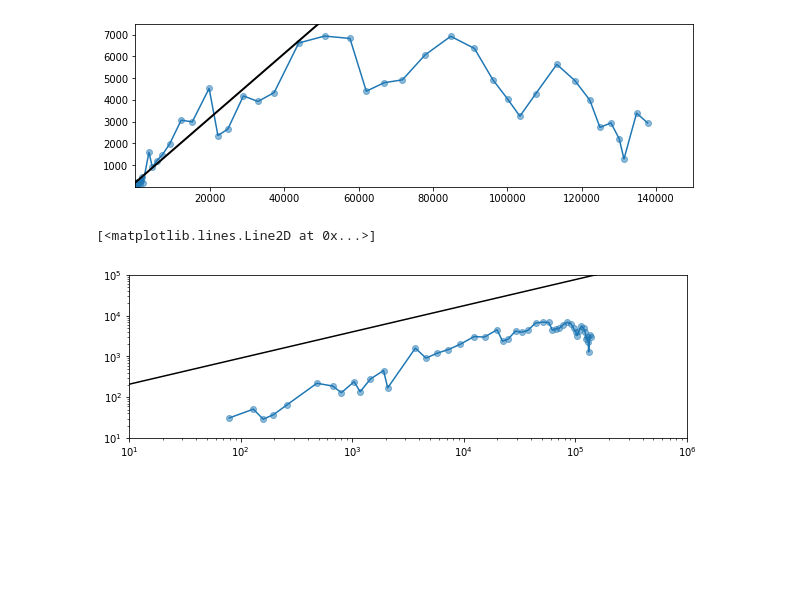
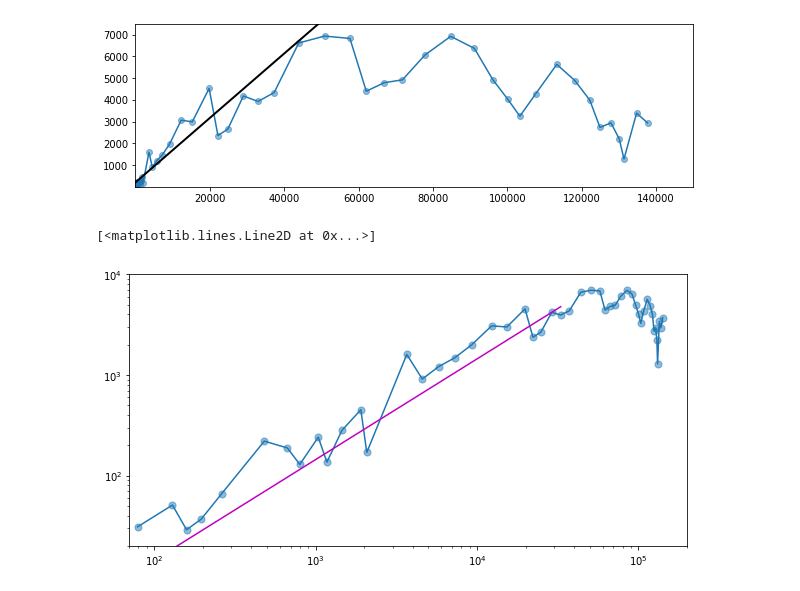
Before and after one commit to CemUz/py, a Jupyter notebook: Scripts/corona_Rate_vs_Total.ipynb, the cells around one changed output. Cells and saved outputs as stored; diff of their text form; code cells hidden in the pictures; blank space fills up the shorter version.

```diff
--- a/Scripts/corona_Rate_vs_Total.ipynb
+++ b/Scripts/corona_Rate_vs_Total.ipynb
@@ -37,31 +37,31 @@ plt.show()
 # %%
 import matplotlib.pyplot as plt
 import numpy as np
 from scipy.stats import linregress
 
-timeseries = [48,79,130,159,196,262,482,670,799,1040,1176,1457,1908,2078,3675,4585,5795,7272,9257,
-              12327,15320,19848,22213,24873,29056,32986,37323,43938,50871,57695,62095,66885,71808,
-              77872,84794,91159,96092,100123,103374,107663,113296,118181,122171,124908,127854,130072,
-              131359,134753,137698]
+timeseries = [48,79,130,159,196,262,482,670,799,1040,1176,1457,1908,2078,3675,4585,5795,
+              7272,9257,12327,15320,19848,22213,24873,29056,32986,37323,43938,50871,57695,
+              62095,66885,71808,77872,84794,91159,96092,100123,103374,107663,
+              113296,118181,122171,124908,127854,130072,131359,134753,137698,141397]
 
 zuwachs=[timeseries[i+1]-timeseries[i] for i in range(len(timeseries)-1)]
 
 gradient, intercept, r_value, p_value, std_err = linregress(
                                                             timeseries[1:(len(timeseries)-25)],
                                                             zuwachs[0:(len(zuwachs)-25)])
 
-fig, ax = plt.subplots(figsize=(10,3))
+fig, ax = plt.subplots(figsize=(10,5))
 ax.set_yscale('log')
 ax.set_xscale('log')
-ax.set_ylim(10, 100000)
-ax.set_xlim(10, 1000000)
+ax.set_ylim(20, 10000)
+ax.set_xlim(70, 200000)
 
-x = np.linspace(10,10000000,2)
+x = np.linspace(100,timeseries[len(timeseries)-25],2)
 #y = gradient*x+intercept
-y = gradient*x+intercept
-ax.scatter(timeseries[1:len(timeseries)], zuwachs, alpha=0.5)
+y = gradient*x
+ax.scatter(timeseries[1:len(timeseries)], zuwachs, alpha=0.5, s=50)
 ax.plot(timeseries[1:len(timeseries)], zuwachs)
-ax.plot(x,y,'k-')
+ax.plot(x,y,'m')
 # %% [output]
 [<matplotlib.lines.Line2D at 0x...>]
-[figure, old version]
+[figure, new version]
```
